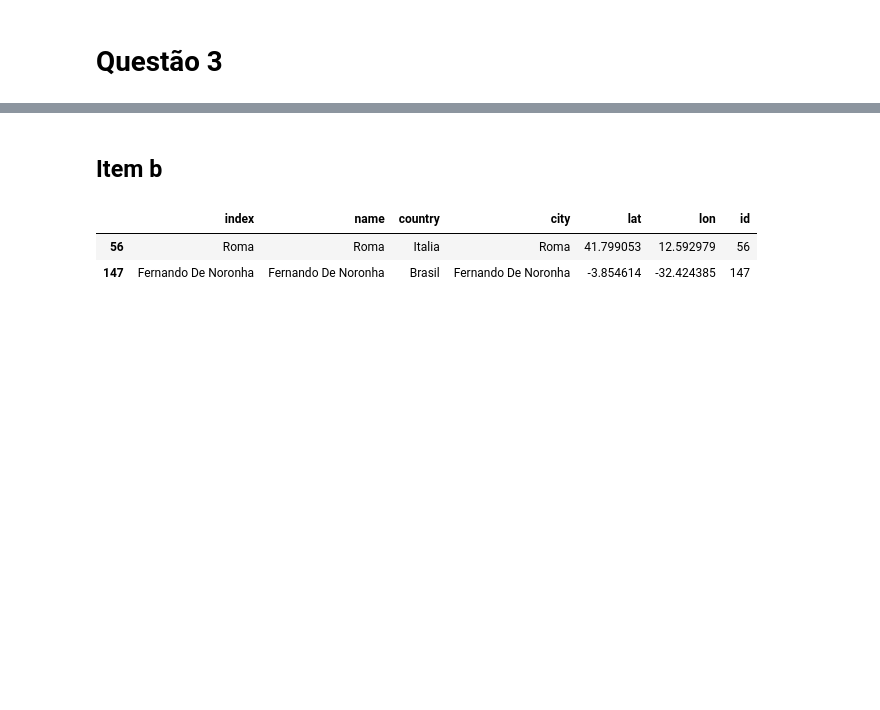
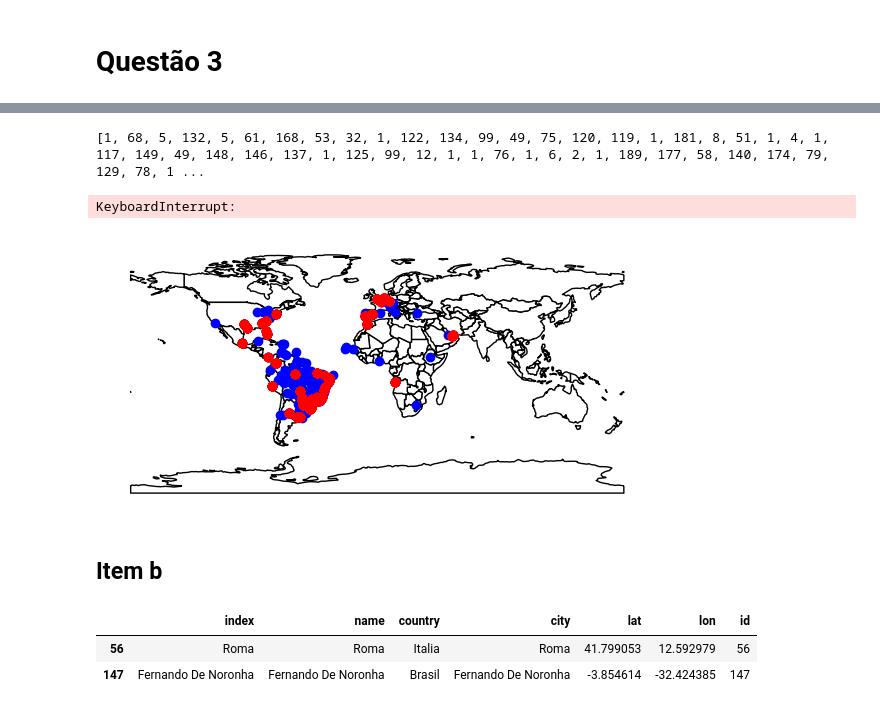
Before and after one commit to mtsodf/algoritmos, a Jupyter notebook: semana07/plots.ipynb, the cells around one changed output, grey strips where cells are left out. Cells and saved outputs as stored; diff of their text form; code cells hidden in the pictures; blank space fills up the shorter version.

```diff
--- a/semana07/plots.ipynb
+++ b/semana07/plots.ipynb
@@ -107,0 +150,23 @@ for row in df_group.iterrows():
+# %%
+marcado, visit_order = g.dfs(brasilia_id)
+print(visit_order)
+# %% [output]
+[1, 68, 5, 132, 5, 61, 168, 53, 32, 1, 122, 134, 99, 49, 75, 120, 119, 1, 181, 8, 51, 1, 4, 1, 117, 149, 49, 148, 146, 137, 1, 125, 99, 12, 1, 1, 76, 1, 6, 2, 1, 189, 177, 58, 140, 174, 79, 129, 78, 1 ...
+# %%
+import os
+os.makedirs("tex/figs/paths", exist_ok=True)
+
+marcado, visit_order = g.dfs(brasilia_id)
+
+fig, ax = plt.subplots(1, 1, figsize=(7, 7))
+world.plot(ax=ax, color='white', edgecolor='black')
+ax.plot(df_airports.lon, df_airports.lat, marker='o', lw=0, color='b')
+ax.set_axis_off()
+
+for i in range(1,len(visit_order)):
+    ax.plot(df_airports.lon[:i], df_airports.lat[:i], marker='o', lw=0, color='r')
+    plt.savefig("tex/figs/paths/dfs_{}.pdf".format(i))
+plt.close()
+# %% [output]
+KeyboardInterrupt:
+[figure, added]
```
Also changed, not shown: parts of 16 cells of this notebook.
